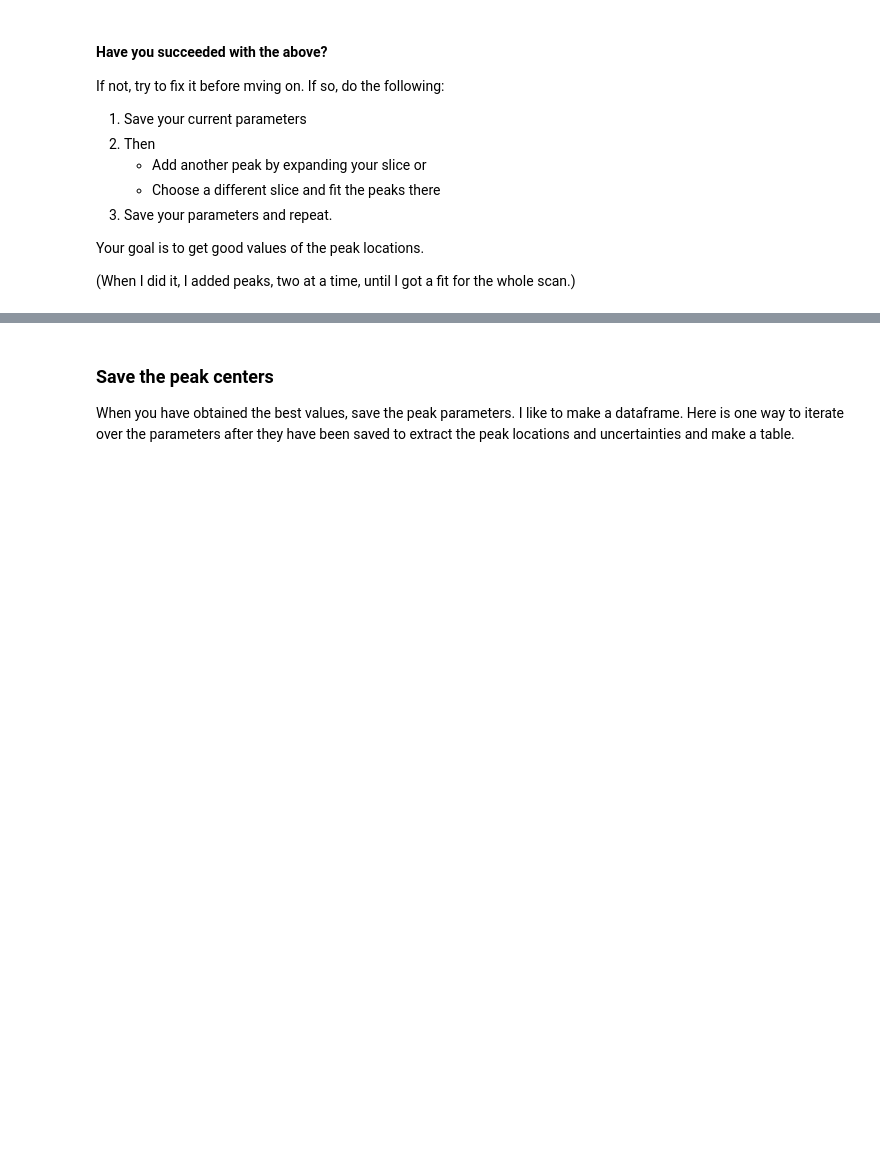
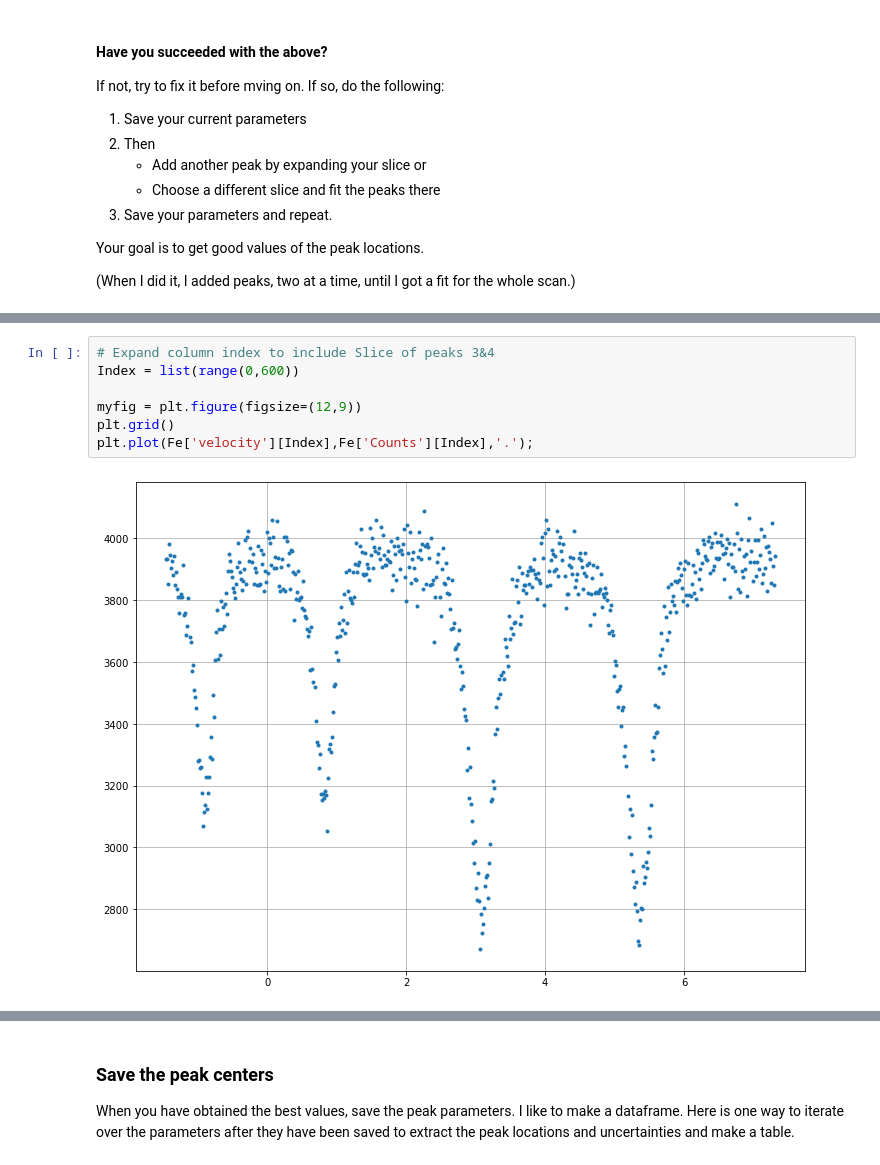
Before and after one commit to kmdao/PHYS431, a Jupyter notebook: Mossbauer/Mossbauer Full Analysis (Template).ipynb, the cells around one changed output, grey strips where cells are left out. Drawn from its saved outputs; the diff is of its cells as text; blank space fills up the shorter version.

```diff
--- a/Mossbauer/Mossbauer Full Analysis (Template).ipynb
+++ b/Mossbauer/Mossbauer Full Analysis (Template).ipynb
@@ -192,0 +327,9 @@ Your goal is to get good values of the peak locations.
+# %%
+# Expand column index to include Slice of peaks 3&4
+Index = list(range(0,600))
+
+myfig = plt.figure(figsize=(12,9))
+plt.grid()
+plt.plot(Fe['velocity'][Index],Fe['Counts'][Index],'.');
+# %% [output]
+[figure, added]
```
Also changed, not shown: parts of 20 cells of this notebook.
